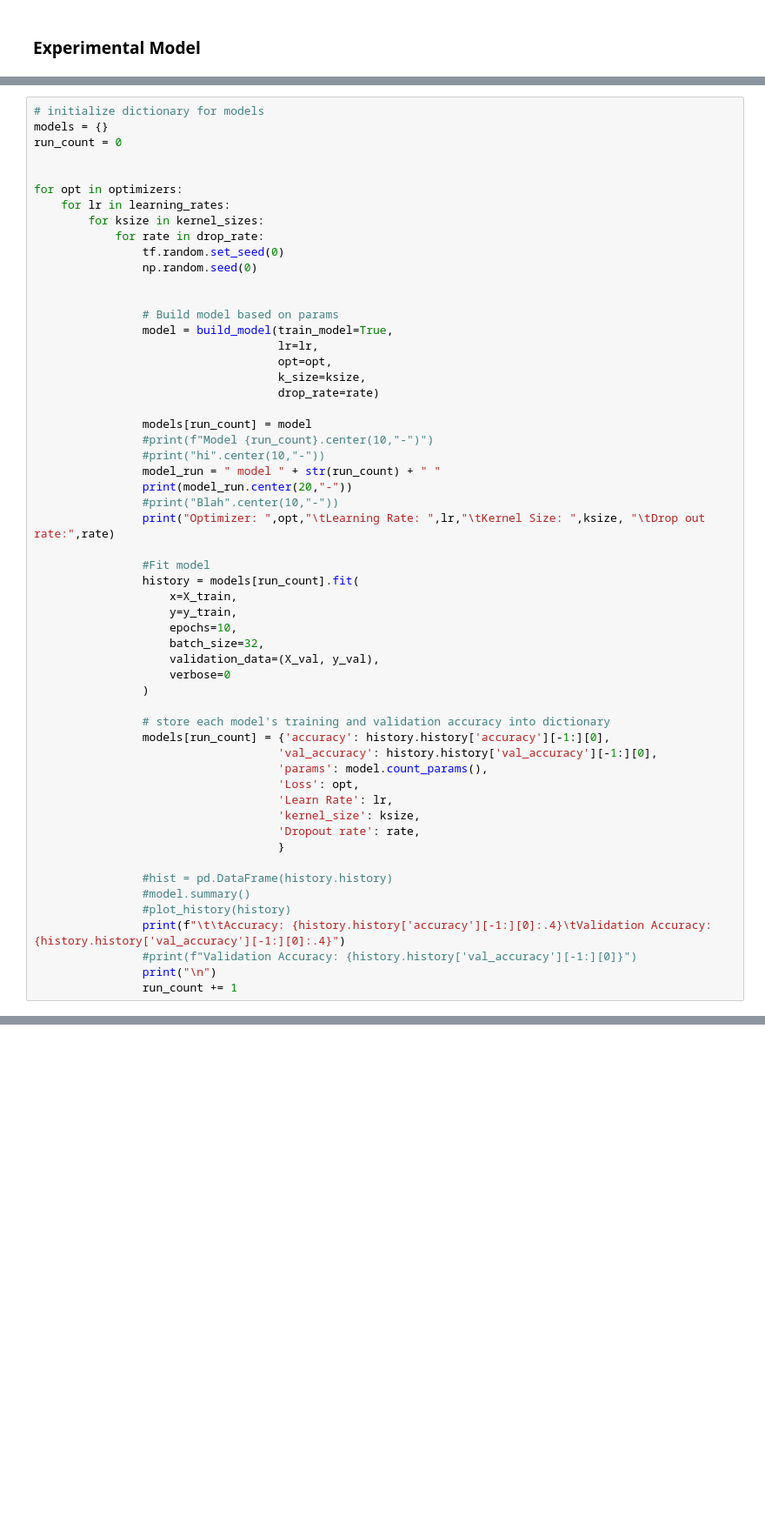
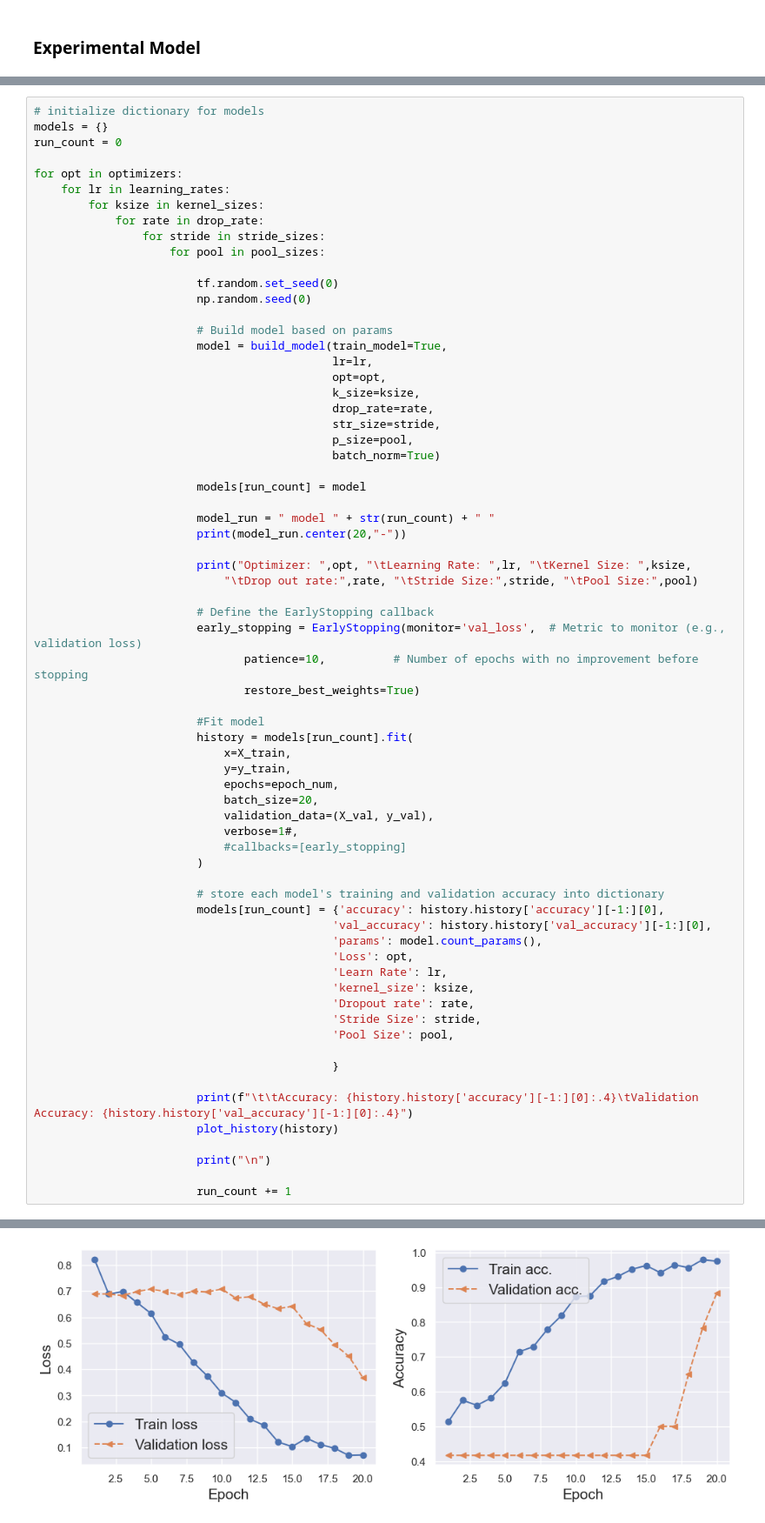
Before and after one commit to kp-commit/ml_convolutional_neural_network, a Jupyter notebook: DriverDrowsiness/207_Driver_Drowsiness_CNN_V2.ipynb, the cells around one changed output, grey strips where cells are left out. Shown at 87% size. Drawn from its saved outputs; the diff is of its cells as text; blank space fills up the shorter version.

```diff
--- a/DriverDrowsiness/207_Driver_Drowsiness_CNN_V2.ipynb
+++ b/DriverDrowsiness/207_Driver_Drowsiness_CNN_V2.ipynb
@@ -791,56 +895,68 @@ def build_model (train_model=False,
 models = {}
 run_count = 0
 
-
 for opt in optimizers:
     for lr in learning_rates:
         for ksize in kernel_sizes:
             for rate in drop_rate:
-                tf.random.set_seed(0)
-                np.random.seed(0)
+                for stride in stride_sizes:
+                    for pool in pool_sizes:
 
+                        tf.random.set_seed(0)
+                        np.random.seed(0)
 
-                # Build model based on params
-                model = build_model(train_model=True,
-                                    lr=lr,
-                                    opt=opt,
-                                    k_size=ksize,
-                                    drop_rate=rate)
+                        # Build model based on params
+                        model = build_model(train_model=True,
+                                            lr=lr,
+                                            opt=opt,
+                                            k_size=ksize,
+                                            drop_rate=rate,
+                                            str_size=stride,
+                                            p_size=pool,
+                                            batch_norm=True)
 
-                models[run_count] = model
-                #print(f"Model {run_count}.center(10,"-")")
-                #print("hi".center(10,"-"))
-                model_run = " model " + str(run_count) + " "
-                print(model_run.center(20,"-"))
-                #print("Blah".center(10,"-"))
-                print("Optimizer: ",opt,"\tLearning Rate: ",lr,"\tKernel Size: ",ksize, "\tDrop out rate:",rate)
+                        models[run_count] = model
 
-                #Fit model
-                history = models[run_count].fit(
-                    x=X_train,
-                    y=y_train,
-                    epochs=10,
-                    batch_size=32,
-                    validation_data=(X_val, y_val),
-                    verbose=0
-                )
+                        model_run = " model " + str(run_count) + " "
+                        print(model_run.center(20,"-"))
 
-                # store each model's training and validation accuracy into dictionary
-                models[run_count] = {'accuracy': history.history['accuracy'][-1:][0],
-                                    'val_accuracy': history.history['val_accuracy'][-1:][0],
-                                    'params': model.count_params(),
-                                    'Loss': opt,
-                                    'Learn Rate': lr,
-                                    'kernel_size': ksize,
-                                    'Dropout rate': rate,
-                                    }
+                        print("Optimizer: ",opt, "\tLearning Rate: ",lr, "\tKernel Size: ",ksize,
+                            "\tDrop out rate:",rate, "\tStride Size:",stride, "\tPool Size:",pool)
 
-                #hist = pd.DataFrame(history.history)
-                #model.summary()
-                #plot_history(history)
-                print(f"\t\tAccuracy: {history.history['accuracy'][-1:][0]:.4}\tValidation Accuracy: {history.history['val_accuracy'][-1:][0]:.4}")
-                #print(f"Validation Accuracy: {history.history['val_accuracy'][-1:][0]}")
-                print("\n")
-                run_count += 1
+                        # Define the EarlyStopping callback
+                        early_stopping = EarlyStopping(monitor='val_loss',  # Metric to monitor (e.g., validation loss)
+                               patience=10,          # Number of epochs with no improvement before stopping
+                               restore_best_weights=True)
+
+                        #Fit model
+                        history = models[run_count].fit(
+                            x=X_train,
+                            y=y_train,
+                            epochs=epoch_num,
+                            batch_size=20,
+                            validation_data=(X_val, y_val),
+                            verbose=1#,
+                            #callbacks=[early_stopping]
+                        )
+
+                        # store each model's training and validation accuracy into dictionary
+                        models[run_count] = {'accuracy': history.history['accuracy'][-1:][0],
+                                            'val_accuracy': history.history['val_accuracy'][-1:][0],
+                                            'params': model.count_params(),
+                                            'Loss': opt,
+                                            'Learn Rate': lr,
+                                            'kernel_size': ksize,
+                                            'Dropout rate': rate,
+                                            'Stride Size': stride,
+                                            'Pool Size': pool,
+
+                                            }
+
+                        print(f"\t\tAccuracy: {history.history['accuracy'][-1:][0]:.4}\tValidation Accuracy: {history.history['val_accuracy'][-1:][0]:.4}")
+                        plot_history(history)
+
+                        print("\n")
+
+                        run_count += 1
 # %% [output]
 ----- model 0 ------
@@ -862,0 +979 @@ Optimizer:  Adam        Learning Rate:  0.008   Kernel Size:  (2, 2)    Drop out
+[figure, added]
```
Also changed, not shown: parts of 47 cells of this notebook.
